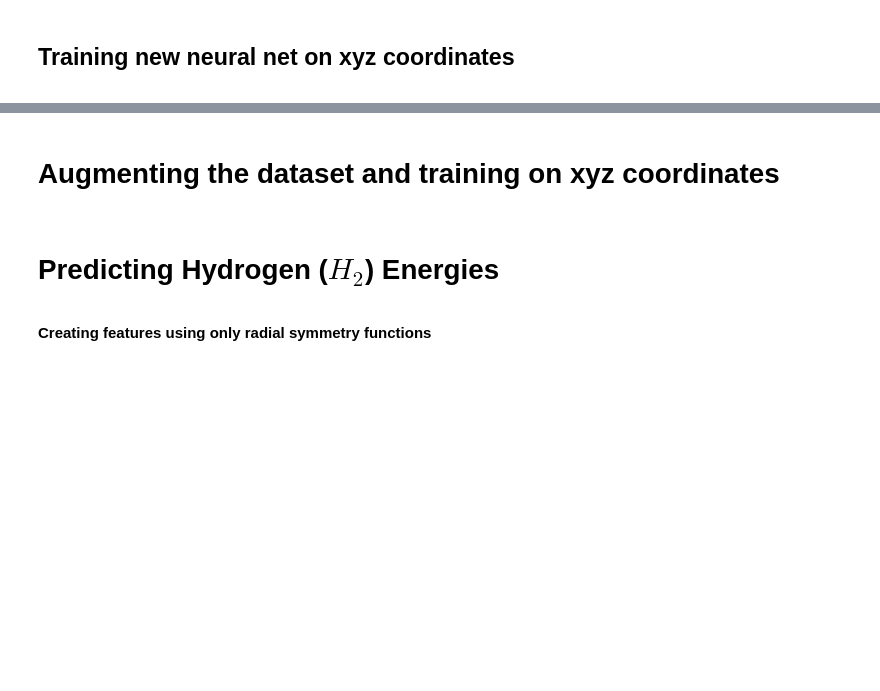
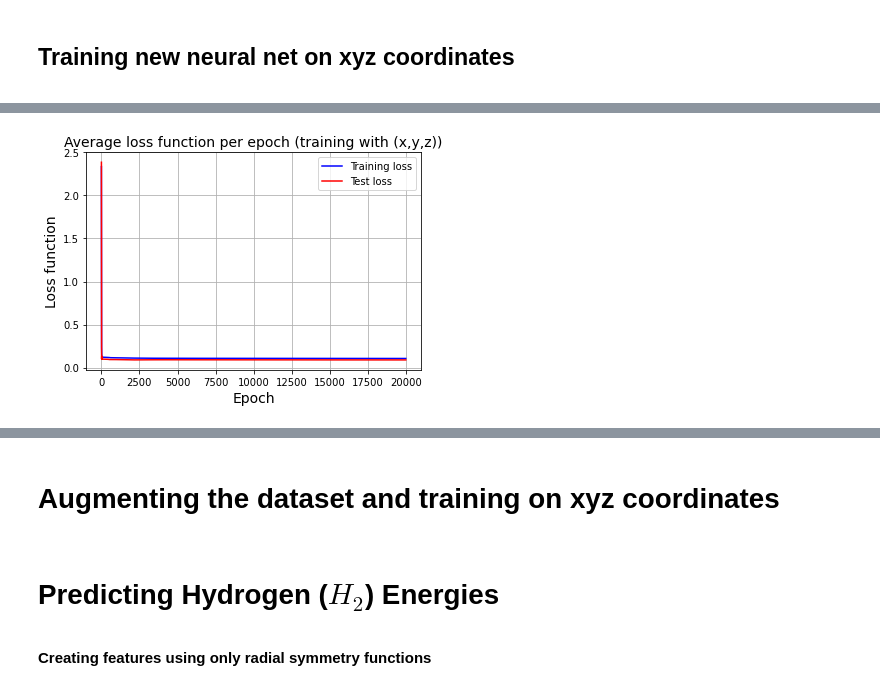
Before and after one commit to KKaroni/Symmetry-in-Machine-learned-Molecular-Force-Fields, a Jupyter notebook: BPNN.ipynb, the cells around one changed output, grey strips where cells are left out. Cells and saved outputs as stored; diff of their text form; code cells hidden in the pictures; blank space fills up the shorter version.

```diff
--- a/BPNN.ipynb
+++ b/BPNN.ipynb
@@ -761,6 +768,5 @@ torch.Size([900, 3, 3])
 # %%
 # Create and initialise the model
-net3 = BPNN_H2O(number_of_features_H2O)   #+1) # +1 if you are adding atomic number as a feature
-net6 = net3; net9 = net3; net12 = net3;
+net = BPNN_H2O(number_of_features_H2O)   #+1) # +1 if you are adding atomic number as a feature
 # %%
 # Train for nepochs using learning_rate = 0.0001
@@ -1017,6 +1072,13 @@ N                        = 3         # number of atoms per molecule
 number_of_features_xyz   = 3         # number of features for each atom
 
 training_set_size    = data_size_H2O - test_set_size
+
+#################################################################################
+for i in range(np.shape(energies_water)[0]):  # Moving all oxygens to the origin!!!!!!
+    coord = coordinates_water[N*i:N*(i+1),:]
+    coord = coord - coord[2,:]                # moving the origin to the oxygen
+    coordinates_water[N*i:N*(i+1),:] = coord
+#################################################################################
 
 
 # Computing variance and mean on the training data only!
@@ -1047,20 +1109,18 @@ training_set_xyz         = data_set_xyz[:training_set_size]
 test_set_xyz             = data_set_xyz[training_set_size:]
 #train and test labels same as before
 
-
-
-# rotated_training_set_xyz= np.zeros((np.shape(training_set_xyz)))
-# for i in range(training_set_size):
-#     coord = training_set_xyz[N*i:N*(i+1),:]
-#     coord = np.transpose(coord)
-#     A = random_rotation_matrix()
-#     rotated_training_set_xyz[N*i:N*(i+1),:] = np.transpose(rotate_data(A,coord))
-# print(np.shape(rotated_training_set_xyz))
-# rotated_training_set_xyz = torch.FloatTensor(rotated_training_set_xyz)
-
-
-# training_set_xyz = rotated_training_set_xyz
-
+#################################################################################
+#Randomly rotating each molecule in the dataset around its oxygen
+rotated_training_set_xyz= np.zeros((np.shape(training_set_xyz)))
+for i in range(training_set_size):
+    coord = training_set_xyz[N*i:N*(i+1),:]
+    coord = np.transpose(coord)
+    A = random_rotation_matrix()
+    rotated_training_set_xyz[N*i:N*(i+1),:] = np.transpose(rotate_data(A,coord))
+print(np.shape(rotated_training_set_xyz))
+rotated_training_set_xyz = torch.FloatTensor(rotated_training_set_xyz)
+training_set_xyz = rotated_training_set_xyz
+##################################################################################
 
 
 #Dataset
@@ -1075,10 +1137,10 @@ dataloader_xyz = torch.utils.data.DataLoader(dataset_xyz, batch_size=300, #300,
 net_xyz = BPNN_H2O(3)    # 3 features (x,y and z)
 # %%
 criterion = nn.MSELoss()
-optimizer = optim.Adam(net_xyz.parameters(), lr=0.005)#0.005)
+optimizer = optim.Adam(net_xyz.parameters(), lr=0.005) #0.0001)#0.005)
 #torch.optim.LBFGS(net.parameters(), lr=0.001, max_iter=20, max_eval=None, tolerance_grad=1e-07, tolerance_change=1e-09, line_search_fn=None)
 #optimizer = optim.SGD(net.parameters(), lr=0.001, momentum=0.1)
-nepochs = 2000
+nepochs = 20000
 
 train_loss_xyz = np.zeros(nepochs)
 test_loss_xyz = np.zeros(nepochs)
@@ -1157,18 +1237,21 @@ print('Finished Training')
 # %%
 x = np.arange(1,nepochs+1)
 # plt.plot(x[200:600],train_loss_xyz[200:600],'blue',label = 'Training loss')
 # plt.plot(x[200:600],test_loss_xyz[200:600],'red',label = 'Test loss')
 
 plt.plot(x[:epoch],train_loss_xyz[:epoch],'blue',label = 'Training loss')
 plt.plot(x[:epoch],test_loss_xyz[:epoch],'red',label = 'Test loss')
 
 #plt.ylim([-13822,-13800])
 
 plt.ticklabel_format(useOffset=False, style='plain')
 plt.xlabel('Epoch',fontsize=14)
 plt.ylabel('Loss function',fontsize=14)
-plt.title('Average loss function per epoch for $H_2O$ (training with (x,y,z))',fontsize=14)
+plt.title('Average loss function per epoch (training with (x,y,z))',fontsize=14)
 plt.grid()
 plt.legend()
-plt.savefig('x_y_z_loss_graph_H2O',bbox_inches='tight')
+#plt.savefig('x_y_z_loss_graph_H2O',bbox_inches='tight')
+plt.savefig('rot_training_x_y_z_loss_graph_H2O',bbox_inches='tight')
 plt.show()
+# %% [output]
+[figure, added]
```
Also changed, not shown: parts of 21 cells of this notebook.
